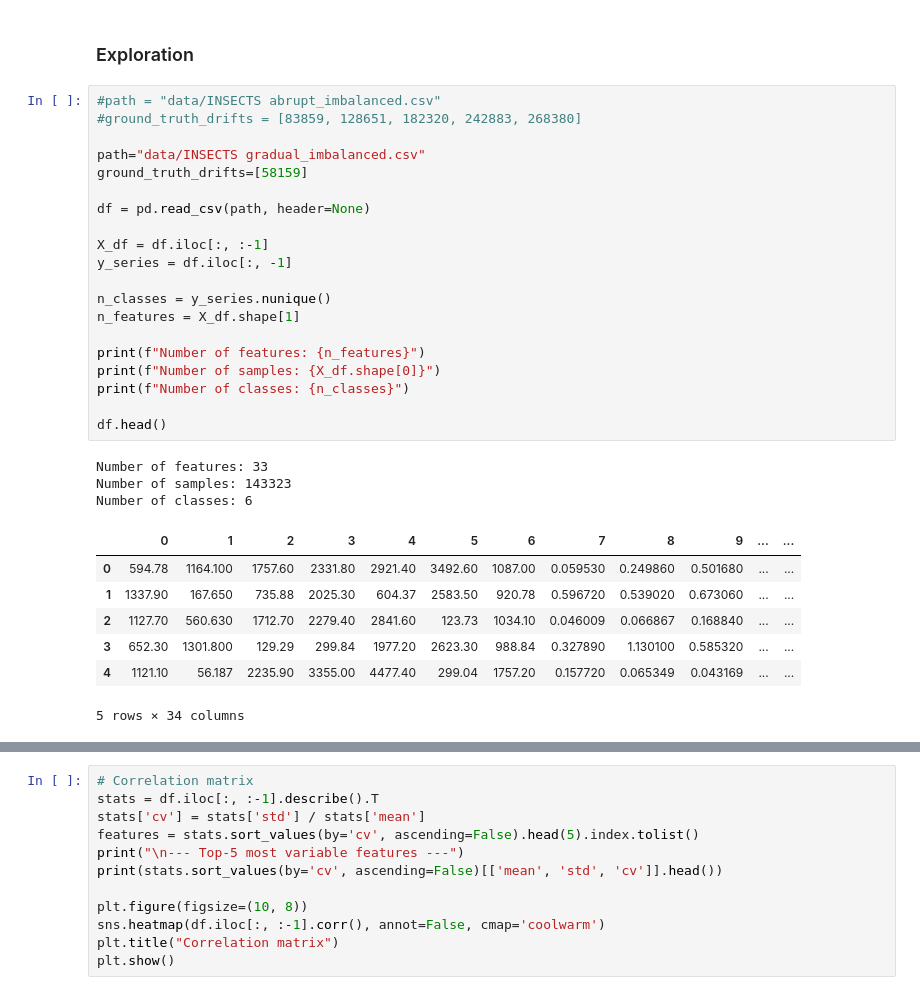
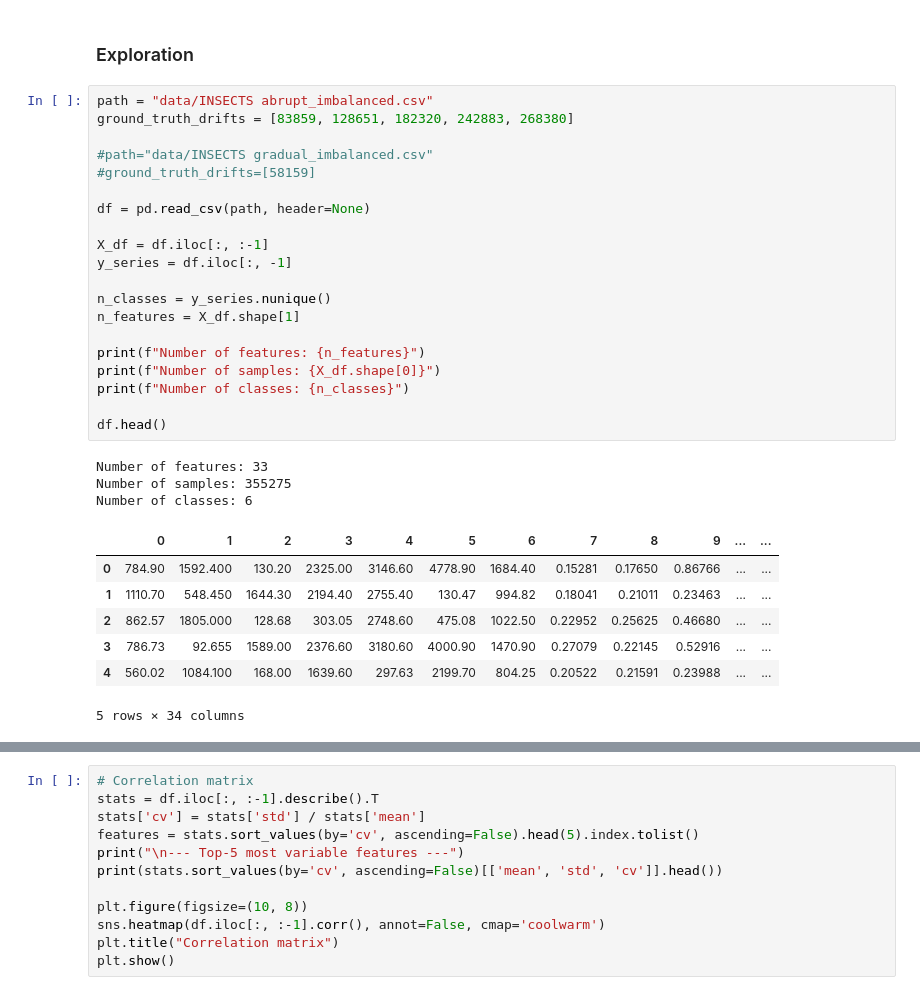
Before and after one commit to AnastasiaShvydkaiia/Multiclass-Imbalanced-Concept-Drift-Detection, a Jupyter notebook: drift_detection.ipynb, the cells around one changed output, grey strips where cells are left out. Drawn from its saved outputs; the diff is of its cells as text.

```diff
--- a/drift_detection.ipynb
+++ b/drift_detection.ipynb
@@ -665,35 +1170,35 @@ From V. M. A. Souza et al. (2020, p.1842):
 # %% [markdown]
 ### Exploration
 # %%
-#path = "data/INSECTS abrupt_imbalanced.csv"
-#ground_truth_drifts = [83859, 128651, 182320, 242883, 268380]
+path = "data/INSECTS abrupt_imbalanced.csv"
+ground_truth_drifts = [83859, 128651, 182320, 242883, 268380]
 
-path="data/INSECTS gradual_imbalanced.csv"
-ground_truth_drifts=[58159]
+#path="data/INSECTS gradual_imbalanced.csv"
+#ground_truth_drifts=[58159]
 
 df = pd.read_csv(path, header=None)
 
 X_df = df.iloc[:, :-1]
 y_series = df.iloc[:, -1]
 
 n_classes = y_series.nunique()
 n_features = X_df.shape[1]
 
 print(f"Number of features: {n_features}")
 print(f"Number of samples: {X_df.shape[0]}")
 print(f"Number of classes: {n_classes}")
 
 df.head()
 # %% [output]
 Number of features: 33
-Number of samples: 143323
+Number of samples: 355275
 Number of classes: 6
 |  | 0 | 1 | 2 | 3 | 4 | 5 | 6 | 7 | 8 | 9 | ... | ... |
-| 0 | 594.78 | 1164.100 | 1757.60 | 2331.80 | 2921.40 | 3492.60 | 1087.00 | 0.059530 | 0.249860 | 0.501680 | ... | ... |
-| 1 | 1337.90 | 167.650 | 735.88 | 2025.30 | 604.37 | 2583.50 | 920.78 | 0.596720 | 0.539020 | 0.673060 | ... | ... |
-| 2 | 1127.70 | 560.630 | 1712.70 | 2279.40 | 2841.60 | 123.73 | 1034.10 | 0.046009 | 0.066867 | 0.168840 | ... | ... |
-| 3 | 652.30 | 1301.800 | 129.29 | 299.84 | 1977.20 | 2623.30 | 988.84 | 0.327890 | 1.130100 | 0.585320 | ... | ... |
-| 4 | 1121.10 | 56.187 | 2235.90 | 3355.00 | 4477.40 | 299.04 | 1757.20 | 0.157720 | 0.065349 | 0.043169 | ... | ... |
+| 0 | 784.90 | 1592.400 | 130.20 | 2325.00 | 3146.60 | 4778.90 | 1684.40 | 0.15281 | 0.17650 | 0.86766 | ... | ... |
+| 1 | 1110.70 | 548.450 | 1644.30 | 2194.40 | 2755.40 | 130.47 | 994.82 | 0.18041 | 0.21011 | 0.23463 | ... | ... |
+| 2 | 862.57 | 1805.000 | 128.68 | 303.05 | 2748.60 | 475.08 | 1022.50 | 0.22952 | 0.25625 | 0.46680 | ... | ... |
+| 3 | 786.73 | 92.655 | 1589.00 | 2376.60 | 3180.60 | 4000.90 | 1470.90 | 0.27079 | 0.22145 | 0.52916 | ... | ... |
+| 4 | 560.02 | 1084.100 | 168.00 | 1639.60 | 297.63 | 2199.70 | 804.25 | 0.20522 | 0.21591 | 0.23988 | ... | ... |
 5 rows × 34 columns
 # %%
 # Class distribution
```
Also changed, not shown: parts of 38 cells of this notebook, 11 other files.
